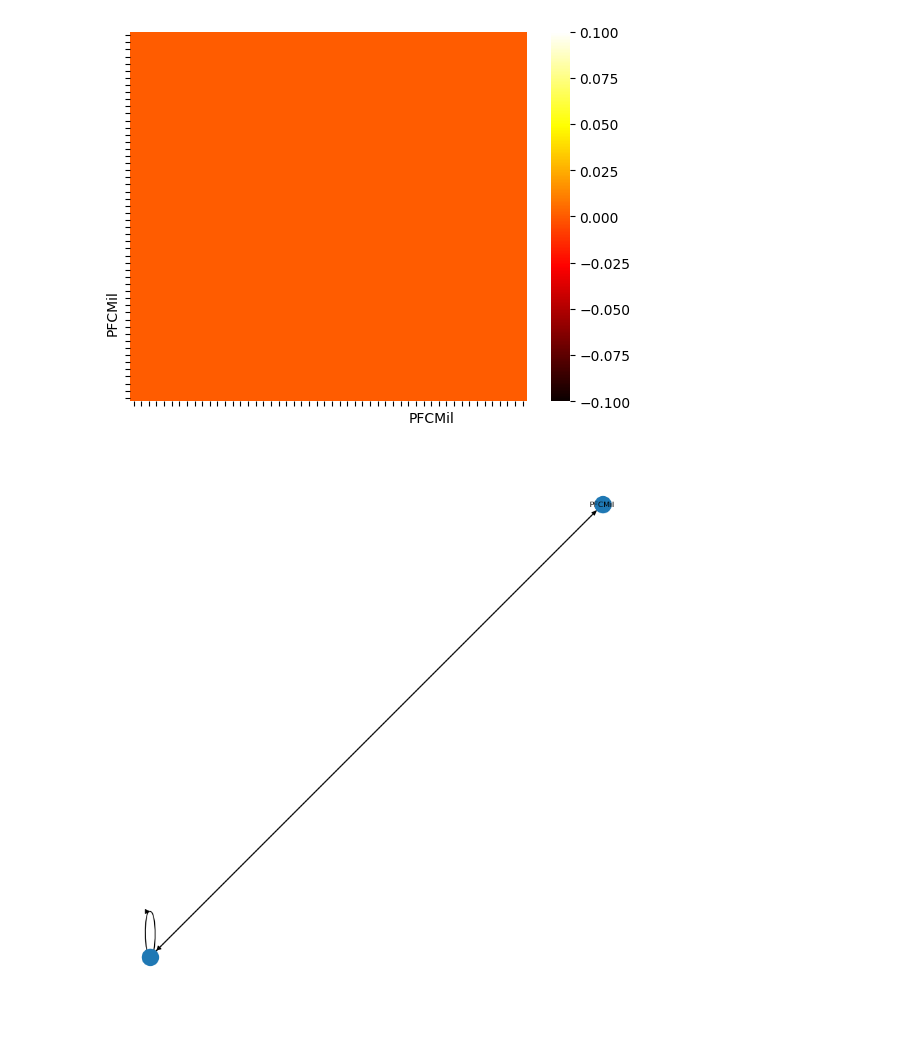
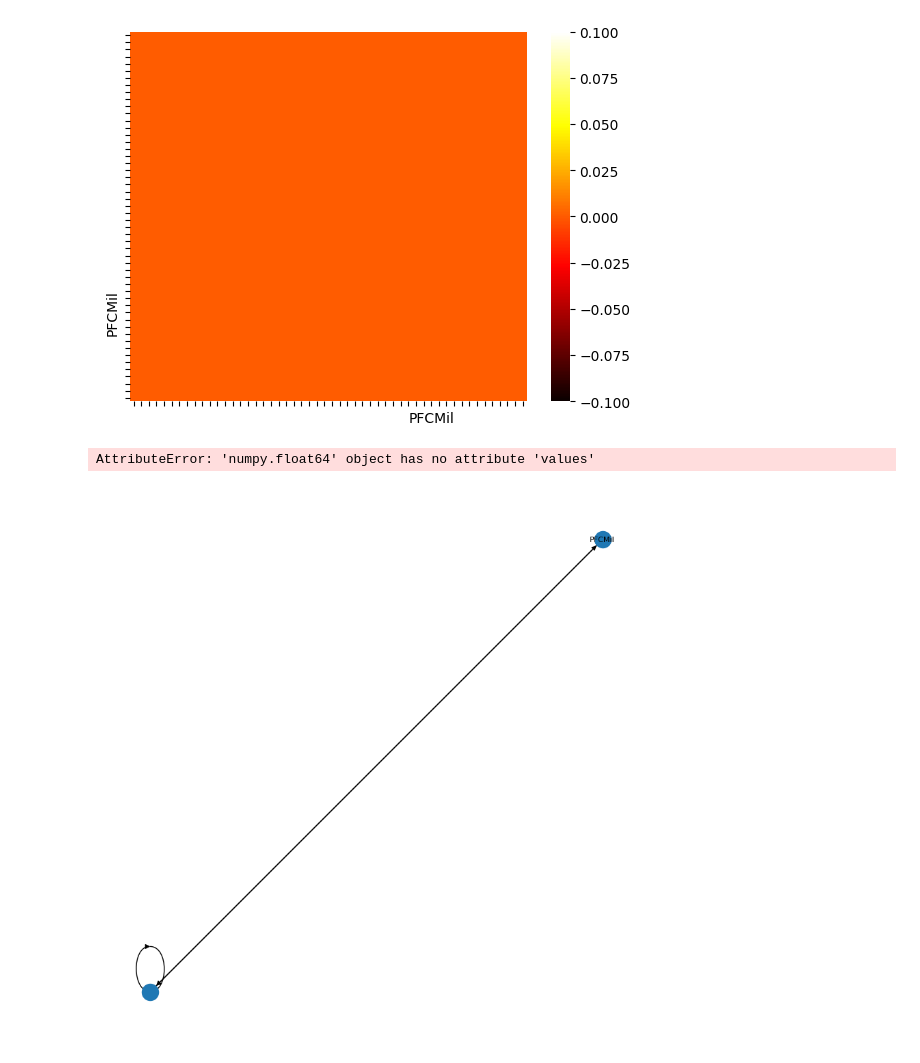
Before and after one commit to Fernando-JAL/Neurociencias-2026-1, a Jupyter notebook: S02_clases/clase_10_09/gato .ipynb, the cells around one changed output. Cells and saved outputs as stored; diff of their text form; code cells hidden in the pictures.

```diff
--- a/S02_clases/clase_10_09/gato .ipynb
+++ b/S02_clases/clase_10_09/gato .ipynb
@@ -146,10 +146,18 @@ plt.show()
 # %% [output]
 [figure]
 # %%
-    G = nx.from_numpy_array(df_filtrado_1.values, create_using=nx.DiGraph)
-    G = nx.relabel_nodes(G, {i: df_filtrado_1.index[i] for i in range(len(df))})
+    G = nx.from_numpy_array(porcentaje_eliminado_1.values, create_using=nx.DiGraph)
+    G = nx.relabel_nodes(G, {i: porcentaje_eliminado_1.index[i] for i in range(len(porcentaje_eliminado_1))})
     plt.figure(figsize=(8,8))
     nx.draw(G, with_labels=True, node_size=300, font_size=8, arrows=True)
     plt.show()
 # %% [output]
-[figure, removed]
+AttributeError: 'numpy.float64' object has no attribute 'values'
+# %%
+G2 = nx.from_numpy_array(df_filtrado_2.values, create_using=nx.DiGraph)
+G2 = nx.relabel_nodes(G2, {i: df_filtrado_2.index[i] for i in range(len(df_filtrado_2))})
+plt.figure(figsize=(8,8))
+nx.draw(G2, with_labels=True, node_size=300, font_size=8, arrows=True)
+plt.show()
+# %% [output]
+[figure, added]
```
